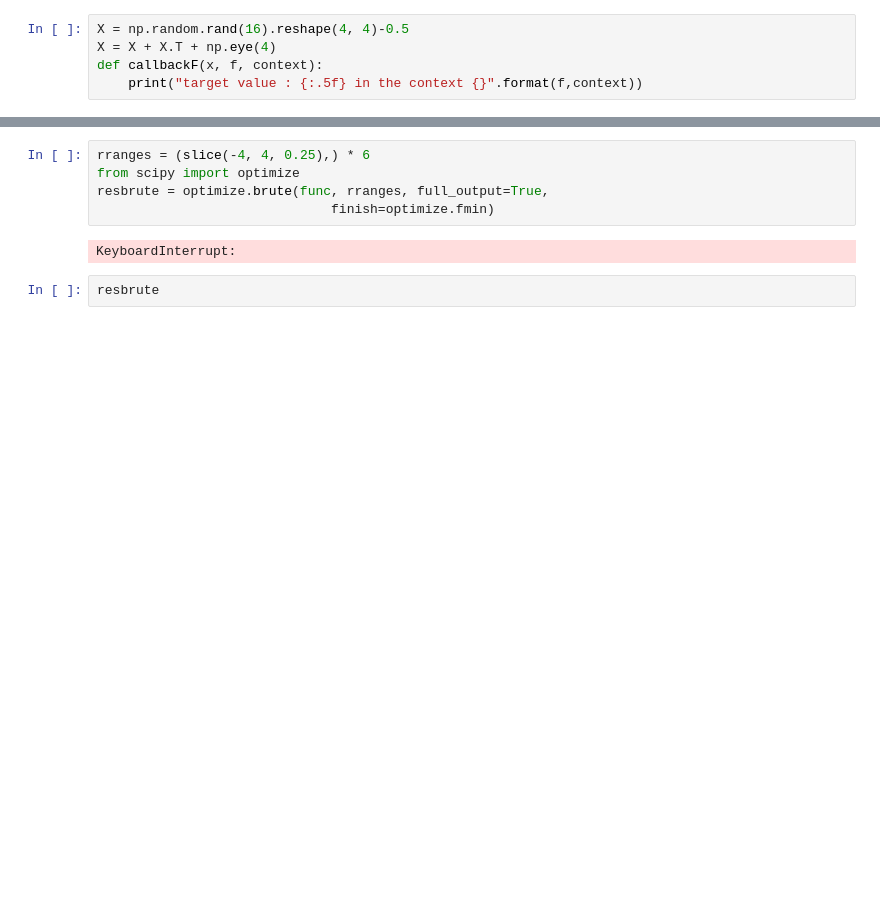
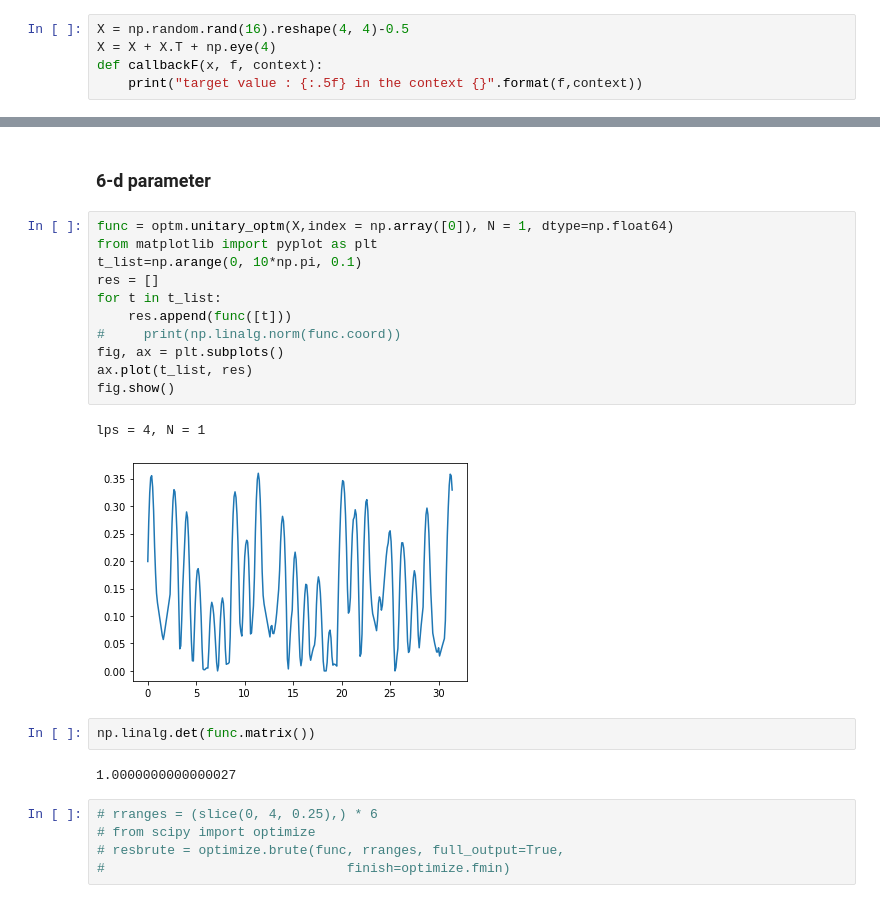
Before and after one commit to MKrbm/worms, a Jupyter notebook: python/nsp/unitary_vs_orthogonal.ipynb, the cells around one changed output, grey strips where cells are left out. Cells and saved outputs as stored; diff of their text form; blank space fills up the shorter version.

```diff
--- a/python/nsp/unitary_vs_orthogonal.ipynb
+++ b/python/nsp/unitary_vs_orthogonal.ipynb
@@ -38,9 +46,25 @@ array([[ 1.,  0., -0., -0.],
+# %% [markdown]
+### 6-d parameter
+# %%
+func = optm.unitary_optm(X,index = np.array([0]), N = 1, dtype=np.float64)
+from matplotlib import pyplot as plt
+t_list=np.arange(0, 10*np.pi, 0.1)
+res = []
+for t in t_list:
+    res.append(func([t]))
+#     print(np.linalg.norm(func.coord))
+fig, ax = plt.subplots()
+ax.plot(t_list, res)
+fig.show()
+# %% [output]
+lps = 4, N = 1
+[figure, added]
+# %%
+np.linalg.det(func.matrix())
+# %% [output]
+1.0000000000000027
 # %%
-rranges = (slice(-4, 4, 0.25),) * 6
-from scipy import optimize
-resbrute = optimize.brute(func, rranges, full_output=True,
-                              finish=optimize.fmin)
+# rranges = (slice(0, 4, 0.25),) * 6
+# from scipy import optimize
+# resbrute = optimize.brute(func, rranges, full_output=True,
+#                               finish=optimize.fmin)
-# %% [output]
-KeyboardInterrupt:
-# %%
-resbrute
```
Also changed, not shown: parts of 6 cells of this notebook, 5 other files.
